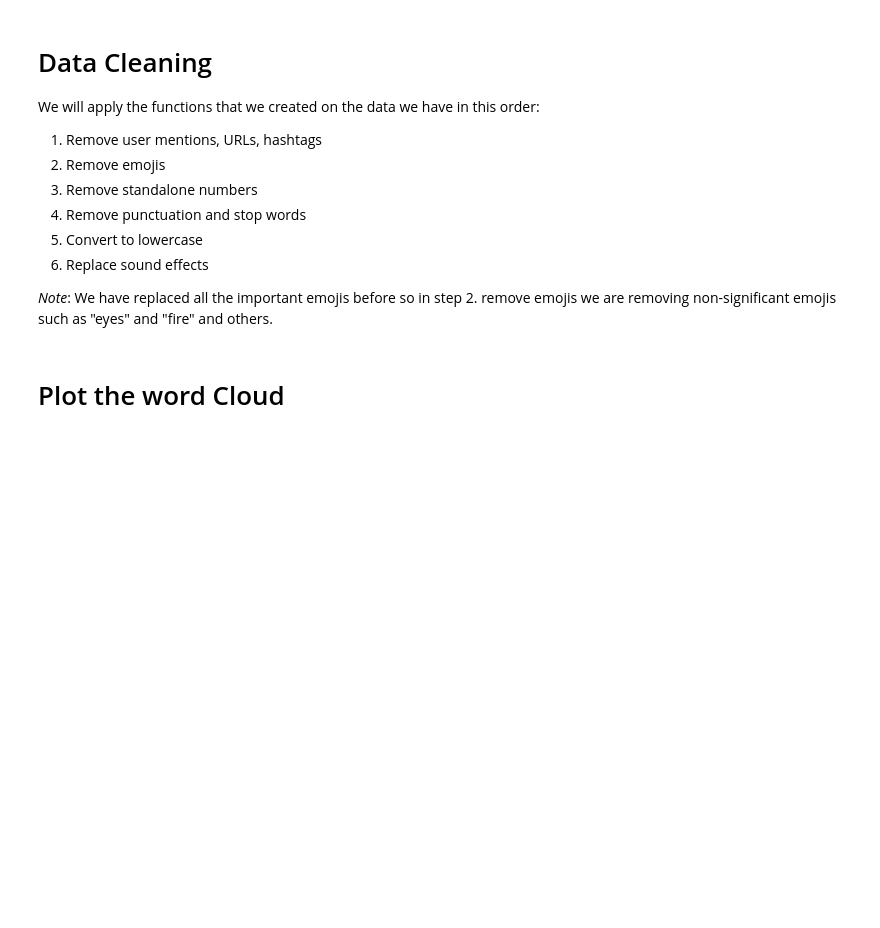
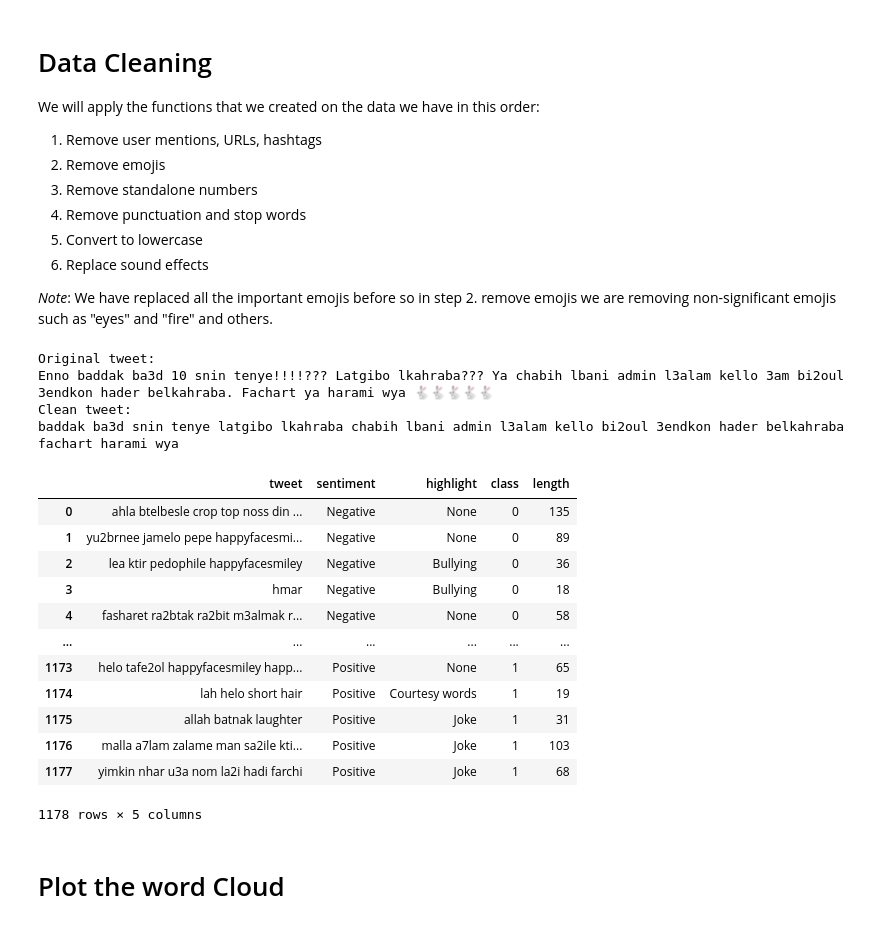
Before and after one commit to manelbenabid/Lebanese-Arabizi-Tweet-Sentiment-Analysis, a Jupyter notebook: Data_Preprocessing.ipynb, the cells around one changed output. Cells and saved outputs as stored; diff of their text form; code cells hidden in the pictures; blank space fills up the shorter version.

```diff
--- a/Data_Preprocessing.ipynb
+++ b/Data_Preprocessing.ipynb
@@ -278,0 +323,10 @@ We will apply the functions that we created on the data we have in this order:
+# %%
+tweet = df['tweet'][31]
+print("Original tweet:\n" +tweet)
+clean_tweet = tweet_cleaning(tweet)
+print("Clean tweet:\n" + clean_tweet)
+# %% [output]
+Original tweet:
+Enno baddak ba3d 10 snin tenye!!!!??? Latgibo lkahraba??? Ya chabih lbani admin l3alam kello 3am bi2oul 3endkon hader belkahraba. Fachart ya harami wya 🐇🐇🐇🐇🐇
+Clean tweet:
+baddak ba3d snin tenye latgibo lkahraba chabih lbani admin l3alam kello bi2oul 3endkon hader belkahraba fachart harami wya
@@ -279,3 +337,19 @@ We will apply the functions that we created on the data we have in this order:
+# %%
+df_clean
+# %% [output]
+|  | tweet | sentiment | highlight | class | length |
+| 0 | ahla btelbesle crop top noss din ... | Negative | None | 0 | 135 |
+| 1 | yu2brnee jamelo pepe happyfacesmi... | Negative | None | 0 | 89 |
+| 2 | lea ktir pedophile happyfacesmiley | Negative | Bullying | 0 | 36 |
+| 3 | hmar | Negative | Bullying | 0 | 18 |
+| 4 | fasharet ra2btak ra2bit m3almak r... | Negative | None | 0 | 58 |
+| ... | ... | ... | ... | ... | ... |
+| 1173 | helo tafe2ol happyfacesmiley happ... | Positive | None | 1 | 65 |
+| 1174 | lah helo short hair | Positive | Courtesy words | 1 | 19 |
+| 1175 | allah batnak laughter | Positive | Joke | 1 | 31 |
+| 1176 | malla a7lam zalame man sa2ile kti... | Positive | Joke | 1 | 103 |
+| 1177 | yimkin nhar u3a nom la2i hadi farchi | Positive | Joke | 1 | 68 |
+1178 rows × 5 columns
 # %% [markdown]
 # Plot the word Cloud
 # %%
```
Also changed, not shown: parts of 20 cells of this notebook.
